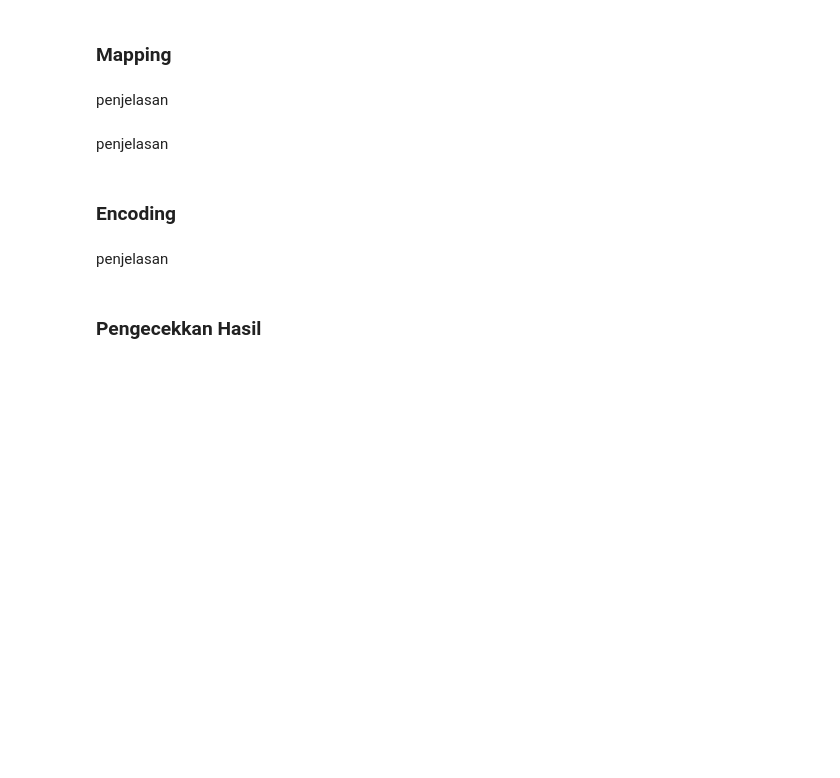
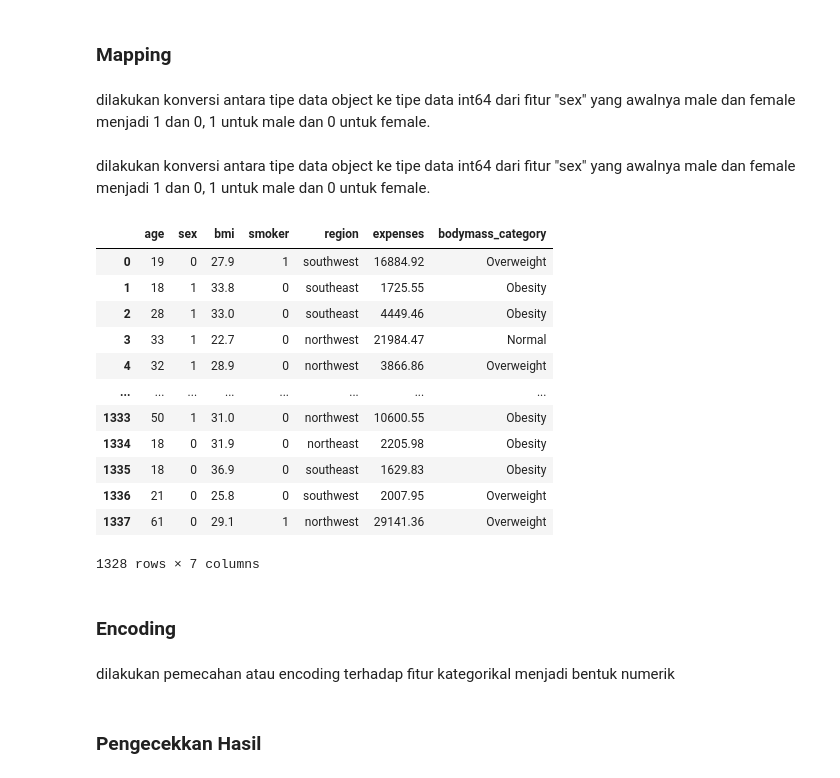
Before and after one commit to haykalfajjarr/minpro-datmin, a Jupyter notebook: Minpro_Data_Mining_Tahap_3.ipynb, the cells around one changed output. Saved outputs shown, nothing was run; the diff lists cells and outputs as text; code cells hidden in the pictures; blank space fills up the shorter version.

```diff
--- a/Minpro_Data_Mining_Tahap_3.ipynb
+++ b/Minpro_Data_Mining_Tahap_3.ipynb
@@ -519,4 +521,4 @@ px.imshow(df_corr)
 # %% [output]
 [interactive output not drawn]
 # %%
-df2 = df.drop(['children'], axis=1)
+df = df.drop(['children'], axis=1)
@@ -540,13 +542,29 @@ penjelasan
 # %% [markdown]
 ### **Mapping**
 # %%
-df2['sex'] = df2['sex'].map({'male':1,'female':0})
+df['sex'] = df['sex'].map({'male':1,'female':0})
-# %% [markdown]
-penjelasan
+# %% [markdown]
+dilakukan konversi antara tipe data object ke tipe data int64 dari fitur "sex" yang awalnya male dan female menjadi 1 dan 0, 1 untuk male dan 0 untuk female.
 # %%
-df2['smoker'] = df2['smoker'].map({'yes':1,'no':0})
+df['smoker'] = df['smoker'].map({'yes':1,'no':0})
-# %% [markdown]
-penjelasan
+# %% [markdown]
+dilakukan konversi antara tipe data object ke tipe data int64 dari fitur "sex" yang awalnya male dan female menjadi 1 dan 0, 1 untuk male dan 0 untuk female.
+# %%
+df
+# %% [output]
+|  | age | sex | bmi | smoker | region | expenses | bodymass_category |
+| 0 | 19 | 0 | 27.9 | 1 | southwest | 16884.92 | Overweight |
+| 1 | 18 | 1 | 33.8 | 0 | southeast | 1725.55 | Obesity |
+| 2 | 28 | 1 | 33.0 | 0 | southeast | 4449.46 | Obesity |
+| 3 | 33 | 1 | 22.7 | 0 | northwest | 21984.47 | Normal |
+| 4 | 32 | 1 | 28.9 | 0 | northwest | 3866.86 | Overweight |
+| ... | ... | ... | ... | ... | ... | ... | ... |
+| 1333 | 50 | 1 | 31.0 | 0 | northwest | 10600.55 | Obesity |
+| 1334 | 18 | 0 | 31.9 | 0 | northeast | 2205.98 | Obesity |
+| 1335 | 18 | 0 | 36.9 | 0 | southeast | 1629.83 | Obesity |
+| 1336 | 21 | 0 | 25.8 | 0 | southwest | 2007.95 | Overweight |
+| 1337 | 61 | 0 | 29.1 | 1 | northwest | 29141.36 | Overweight |
+1328 rows × 7 columns
 # %% [markdown]
 ### **Encoding**
 # %%
@@ -554,5 +572,5 @@ df2 = pd.get_dummies(df2)
-# %% [markdown]
-penjelasan
+# %% [markdown]
+dilakukan pemecahan atau encoding terhadap fitur kategorikal menjadi bentuk numerik
 # %% [markdown]
 ### **Pengecekkan Hasil**
 # %%
```
Also changed, not shown: parts of 24 cells of this notebook.
